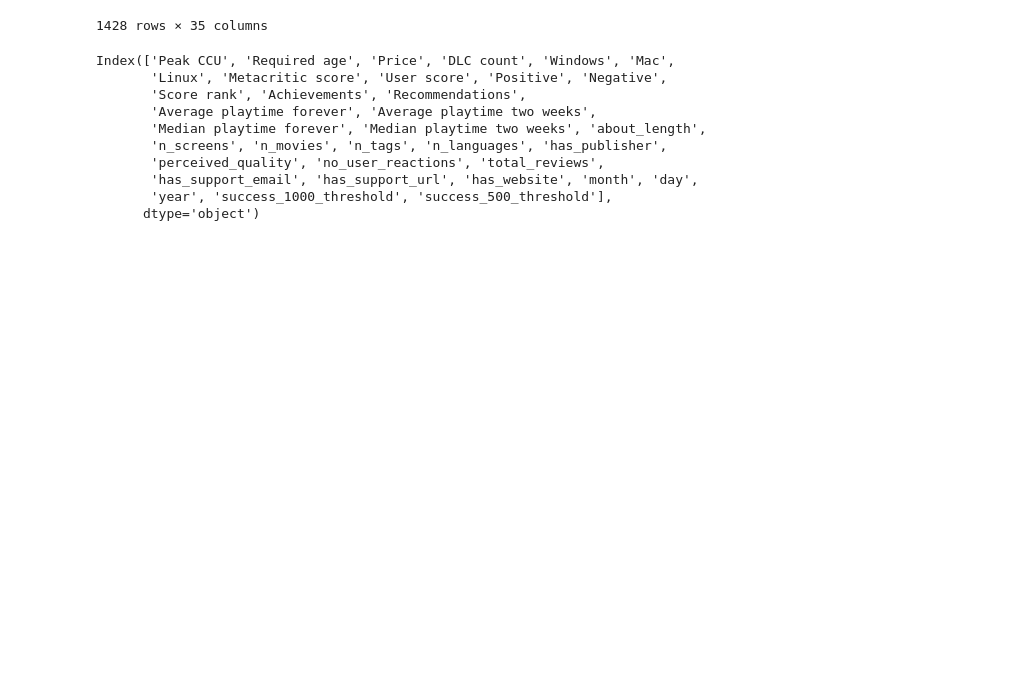
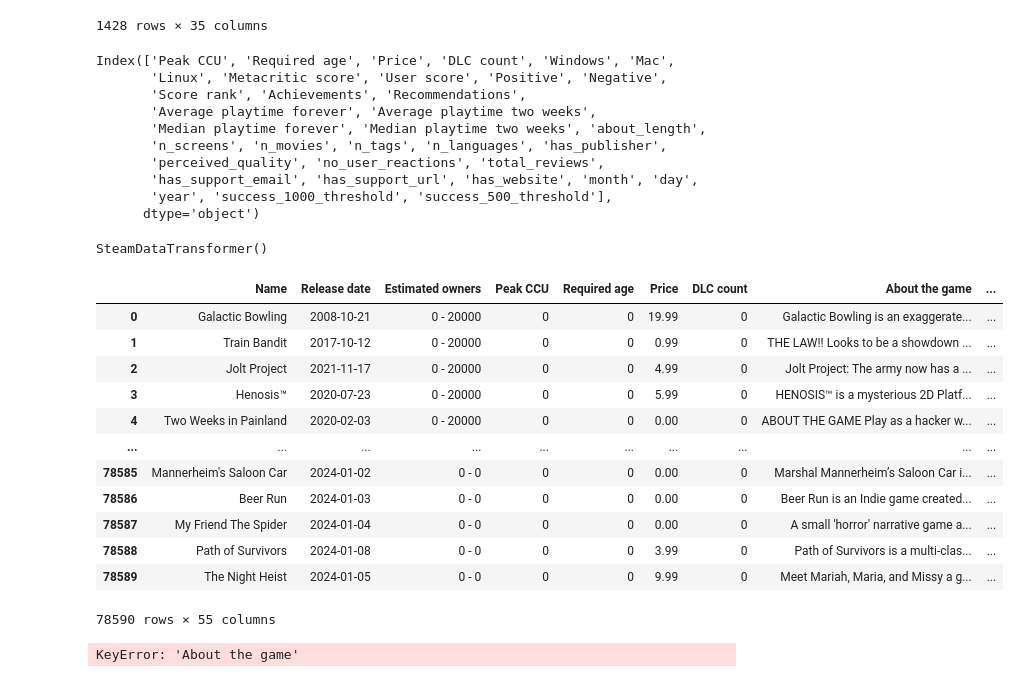
Before and after one commit to MatheusVazManzke/steam-analysis, a Jupyter notebook: notebooks/analysis/1.2-mvm-data-analysis.ipynb, the cells around one changed output. Cells and saved outputs as stored; diff of their text form; code cells hidden in the pictures; blank space fills up the shorter version.

Commit message:
transformers built

```diff
--- a/notebooks/analysis/1.2-mvm-data-analysis.ipynb
+++ b/notebooks/analysis/1.2-mvm-data-analysis.ipynb
@@ -119,0 +129,35 @@ Index(['Peak CCU', 'Required age', 'Price', 'DLC count', 'Windows', 'Mac',
+# %%
+transformer = SteamDataTransformer()
+# %%
+transformer.fit(steam_df)
+# %% [output]
+SteamDataTransformer()
+# %%
+teste = transformer.transform(steam_df)
+# %%
+teste
+# %% [output]
+|  | Name | Release date | Estimated owners | Peak CCU | Required age | Price | DLC count | About the game | ... |
+| 0 | Galactic Bowling | 2008-10-21 | 0 - 20000 | 0 | 0 | 19.99 | 0 | Galactic Bowling is an exaggerate... | ... |
+| 1 | Train Bandit | 2017-10-12 | 0 - 20000 | 0 | 0 | 0.99 | 0 | THE LAW!! Looks to be a showdown ... | ... |
+| 2 | Jolt Project | 2021-11-17 | 0 - 20000 | 0 | 0 | 4.99 | 0 | Jolt Project: The army now has a ... | ... |
+| 3 | Henosis™ | 2020-07-23 | 0 - 20000 | 0 | 0 | 5.99 | 0 | HENOSIS™ is a mysterious 2D Platf... | ... |
+| 4 | Two Weeks in Painland | 2020-02-03 | 0 - 20000 | 0 | 0 | 0.00 | 0 | ABOUT THE GAME Play as a hacker w... | ... |
+| ... | ... | ... | ... | ... | ... | ... | ... | ... | ... |
+| 78585 | Mannerheim's Saloon Car | 2024-01-02 | 0 - 0 | 0 | 0 | 0.00 | 0 | Marshal Mannerheim’s Saloon Car i... | ... |
+| 78586 | Beer Run | 2024-01-03 | 0 - 0 | 0 | 0 | 0.00 | 0 | Beer Run is an Indie game created... | ... |
+| 78587 | My Friend The Spider | 2024-01-04 | 0 - 0 | 0 | 0 | 0.00 | 0 | A small 'horror' narrative game a... | ... |
+| 78588 | Path of Survivors | 2024-01-08 | 0 - 0 | 0 | 0 | 3.99 | 0 | Path of Survivors is a multi-clas... | ... |
+| 78589 | The Night Heist | 2024-01-05 | 0 - 0 | 0 | 0 | 9.99 | 0 | Meet Mariah, Maria, and Missy a g... | ... |
+78590 rows × 55 columns
+# %%
+X_transformed = steam_df.copy()
+X_transformed = X_transformed.dropna(subset=["Screenshots"])
+X_transformed = X_transformed.dropna(subset=["Movies"])
+X_transformed = X_transformed.dropna(subset=["Genres"])
+X_transformed = X_transformed.dropna(subset=["Genres"])
+X_transformed = X_transformed["Tags"].fillna("empty")
+X_transformed = X_transformed["About the game"].fillna("empty")
+X_transformed = X_transformed.drop(columns="AppID")
+# %% [output]
+KeyError: 'About the game'
```
Also changed, not shown: parts of 16 cells of this notebook, 6 other files.
